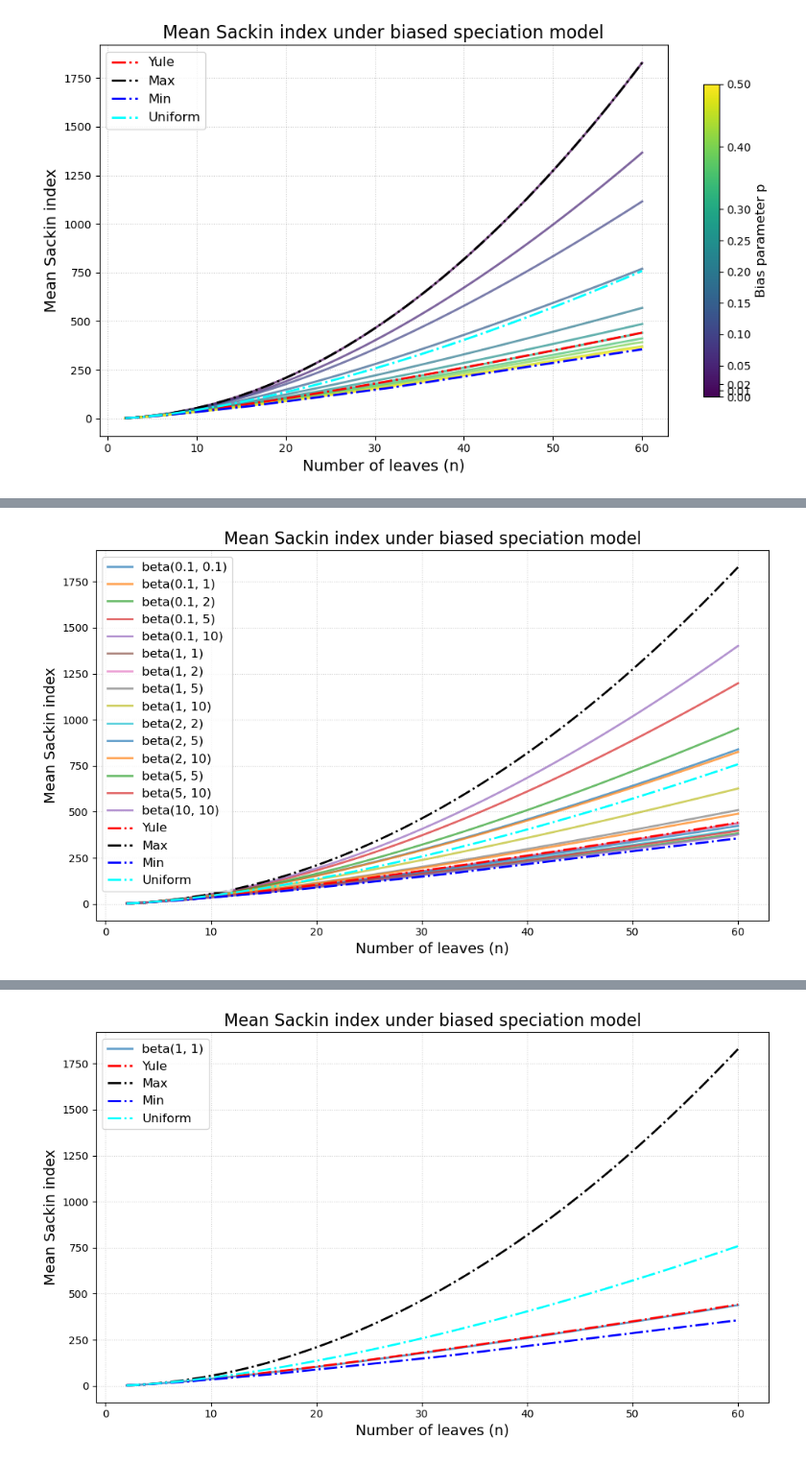
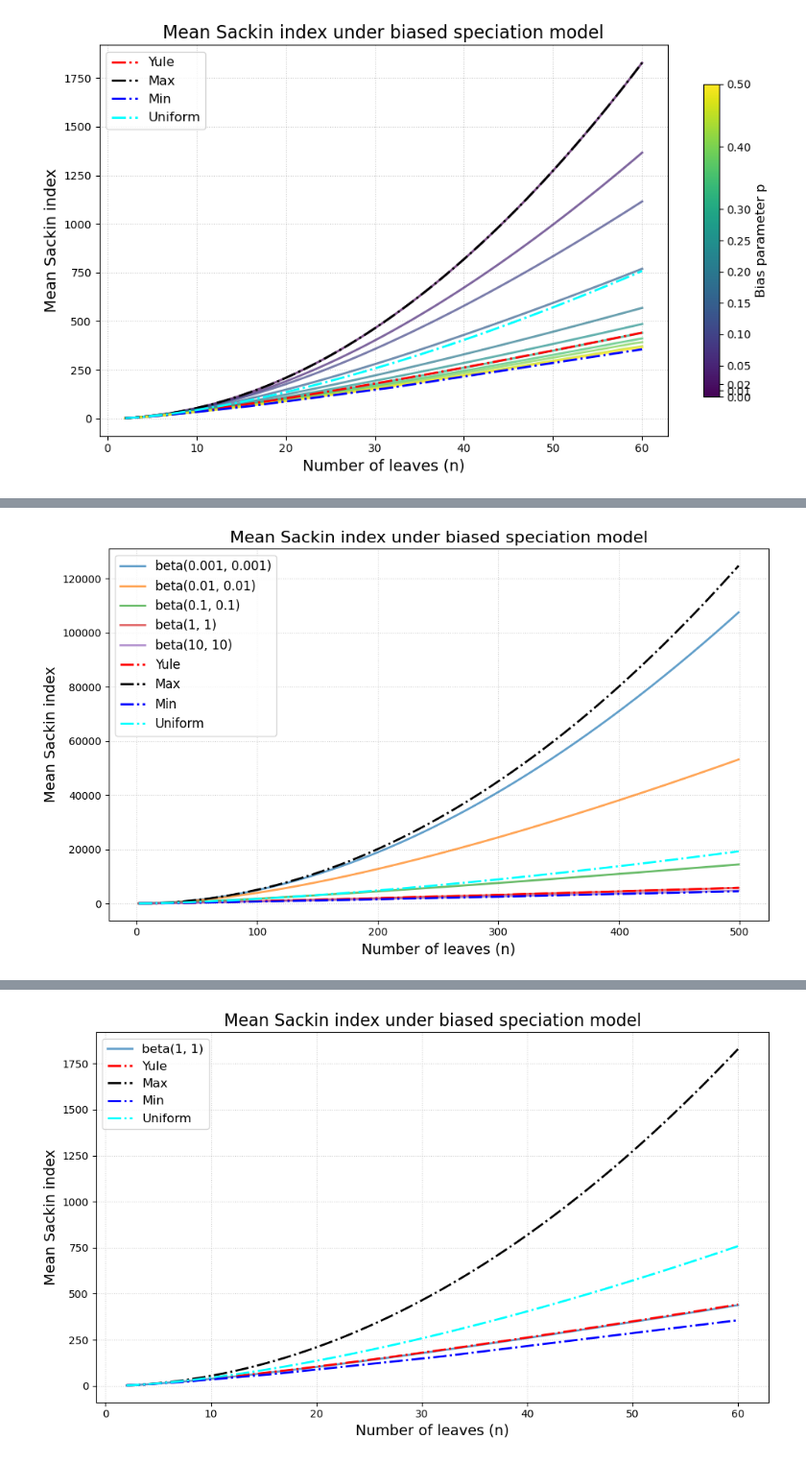
Before and after one commit to dbauman18/biased_speciation_calculation, a Jupyter notebook: biased_speciation.ipynb, the cells around one changed output, grey strips where cells are left out. Shown at 96% size. Drawn from its saved outputs; the diff is of its cells as text; code cells hidden in the pictures.

```diff
--- a/biased_speciation.ipynb
+++ b/biased_speciation.ipynb
@@ -324,3 +323,0 @@ sackin_mean_const_p_stable(100, 0.5, digits= 1000), sackin_mean_sum_stable(100,
-# %%
-n = 5000
-sackin_mean_const_p_stable(n, 0.201, digits= n/2), sackin_yule(n)
@@ -330,3 +323,0 @@ sackin_mean_const_p_stable(n, 0.201, digits= n/2), sackin_yule(n)
-# %%
-n = 5000
-sackin_mean_sum_stable(n, constant_p_ej_stable(n, 0.201, digits=n/2), digits=n/2)
@@ -443,0 +417,21 @@ plt.show()
+# %%
+a = np.logspace(-2, 2, 30, base=10)
+b = a
+n = 100
+
+mean_sackin = np.zeros((len(a), len(b)))
+for i, ai in enumerate(a):
+    for j, bi in enumerate(b):
+        mean_sackin[i, j] = sackin_mean_beta(n, ai, bi)
+
+# Plot this as a heatmap
+plt.figure(figsize=(10, 8))
+plt.imshow(mean_sackin, extent=(min(b), max(b), min(a), max(a)),
+           origin='lower', aspect='auto', cmap='viridis')
+plt.colorbar(label='Mean Sackin index')
+plt.xscale('log')
+plt.yscale('log')
+plt.xlabel('Beta parameter b')
+plt.ylabel('Beta parameter a')
+plt.title(f'Mean Sackin index for n={n} under Beta(a, b) model')
+plt.show()
@@ -444,38 +456,38 @@ plt.show()
 # %%
-# Now make analogous plot for Beta(a,b)
-a = [0.1, 1, 2, 5, 10]
-b = [0.1, 1, 2, 5, 10]
+# Now make analogous plot for Beta(a,a) - Blum Francois model
+a = [0.001, 0.01, 0.1, 1, 10]
 
+N = np.arange(2, 500)
 
 plt.figure(figsize=(10, 6))
-for (i, ai) in enumerate(a):
-    for (j, bi) in enumerate(b):
-        if i > j:
-            continue
-        means = [sackin_beta(n, ai, bi) for n in N]
-        plt.plot(N, means, alpha=0.7, lw=2, label=f"beta({ai}, {bi})")
+
+colors = cm.viridis(np.linspace(0, 1, len(a)))
+
+for (color, ai) in zip(colors, a):
+    means = [sackin_mean_beta(n, ai, ai) for n in N]
+    plt.plot(N, means, alpha=0.7, lw=2, label=f"beta({ai}, {ai})")
 
 # Add reference models
 plt.plot(N, [sackin_yule(n) for n in N],
          label="Yule", linestyle='-.', color='red', linewidth=2)
 plt.plot(N, [max_sackin(n) for n in N],
          label="Max", linestyle='-.', color='black', linewidth=2)
 plt.plot(N, [min_sackin(n) for n in N],
          label="Min", linestyle='-.', color='blue', linewidth=2)
 plt.plot(N, [sackin_uniform(n) for n in N],
          label="Uniform", linestyle='-.', color='aqua', linewidth=2)
 
 # Labels and title
 plt.xlabel("Number of leaves (n)", fontsize=14)
 plt.ylabel("Mean Sackin index", fontsize=14)
 plt.title("Mean Sackin index under biased speciation model", fontsize=16)
 plt.legend(fontsize=12, loc="upper left")
 
 
 # Grid and layout
 
 plt.grid(True, linestyle=":", alpha=0.6)
 plt.tight_layout()
 plt.show()
 # %% [output]
-[figure, old version]
+[figure, new version]
```
Also changed, not shown: parts of 20 cells of this notebook.
